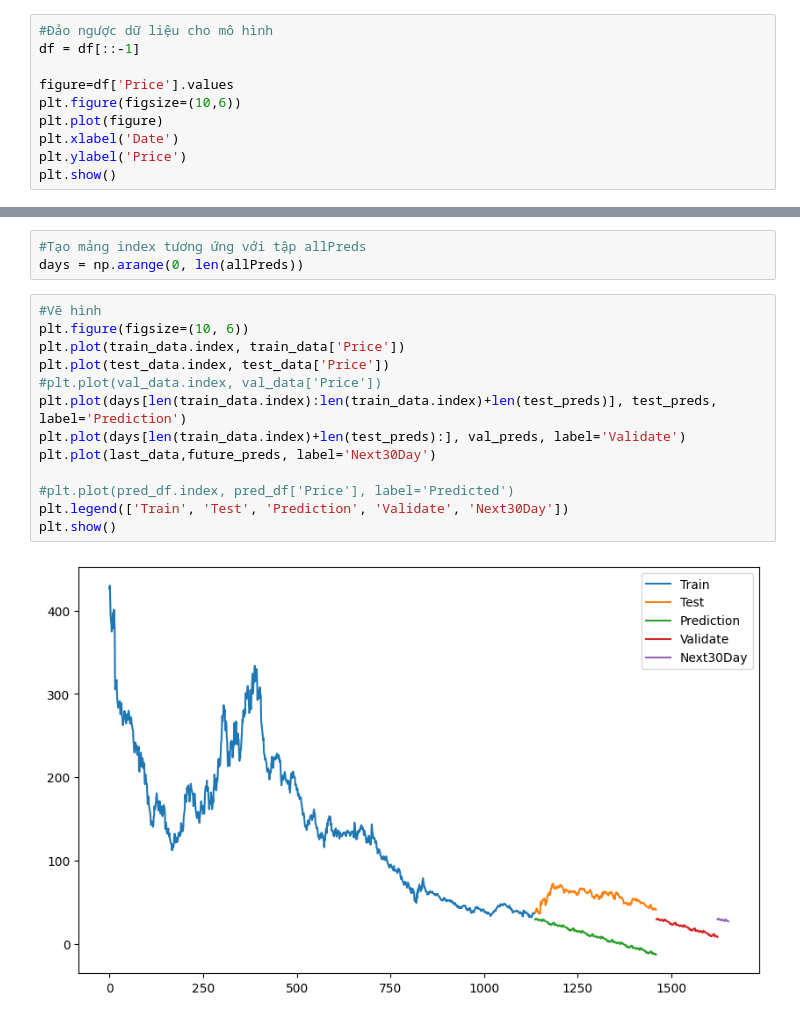
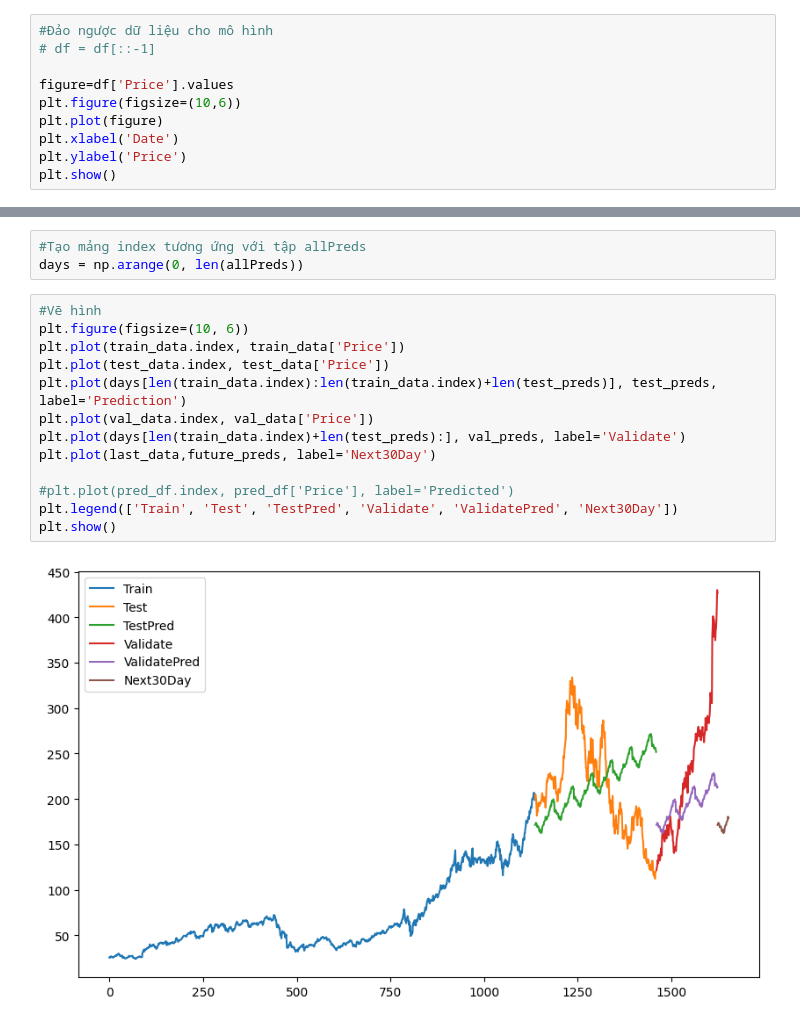
Before and after one commit to dangnghiepcuong/IS403.N21.HTTT_Nhom2, a Jupyter notebook: 8. BDLM/NVDA_BDLM_Model_721.ipynb, the cells around one changed output, grey strips where cells are left out. Saved outputs shown, nothing was run; the diff lists cells and outputs as text.

```diff
--- a/8. BDLM/NVDA_BDLM_Model_721.ipynb
+++ b/8. BDLM/NVDA_BDLM_Model_721.ipynb
@@ -85,7 +85,7 @@ df
 1624 rows × 7 columns
 # %%
 #Đảo ngược dữ liệu cho mô hình
-df = df[::-1]
+# df = df[::-1]
 
 figure=df['Price'].values
 plt.figure(figsize=(10,6))
@@ -231,15 +231,15 @@ days = np.arange(0, len(allPreds))
 # %%
 #Vẽ hình
 plt.figure(figsize=(10, 6))
 plt.plot(train_data.index, train_data['Price'])
 plt.plot(test_data.index, test_data['Price'])
-#plt.plot(val_data.index, val_data['Price'])
 plt.plot(days[len(train_data.index):len(train_data.index)+len(test_preds)], test_preds, label='Prediction')
+plt.plot(val_data.index, val_data['Price'])
 plt.plot(days[len(train_data.index)+len(test_preds):], val_preds, label='Validate')
 plt.plot(last_data,future_preds, label='Next30Day')
 
 #plt.plot(pred_df.index, pred_df['Price'], label='Predicted')
-plt.legend(['Train', 'Test', 'Prediction', 'Validate', 'Next30Day'])
+plt.legend(['Train', 'Test', 'TestPred', 'Validate', 'ValidatePred', 'Next30Day'])
 plt.show()
 # %% [output]
-[figure, old version]
+[figure, new version]
```
Also changed, not shown: parts of 7 cells of this notebook, 8 other files.
